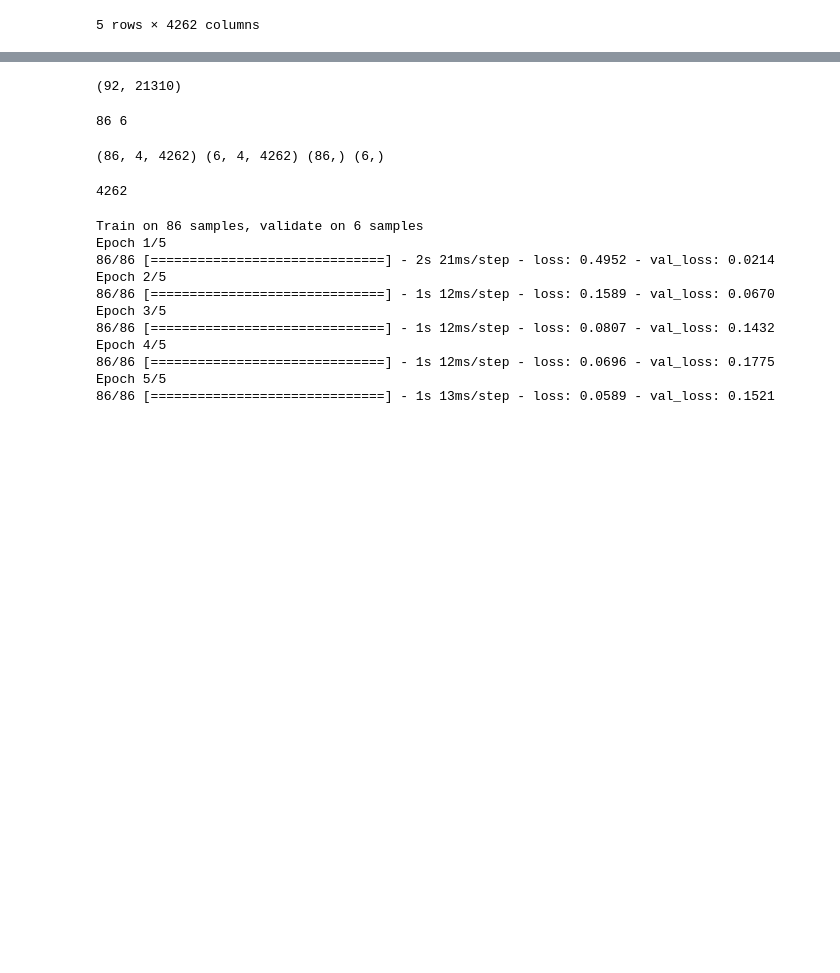
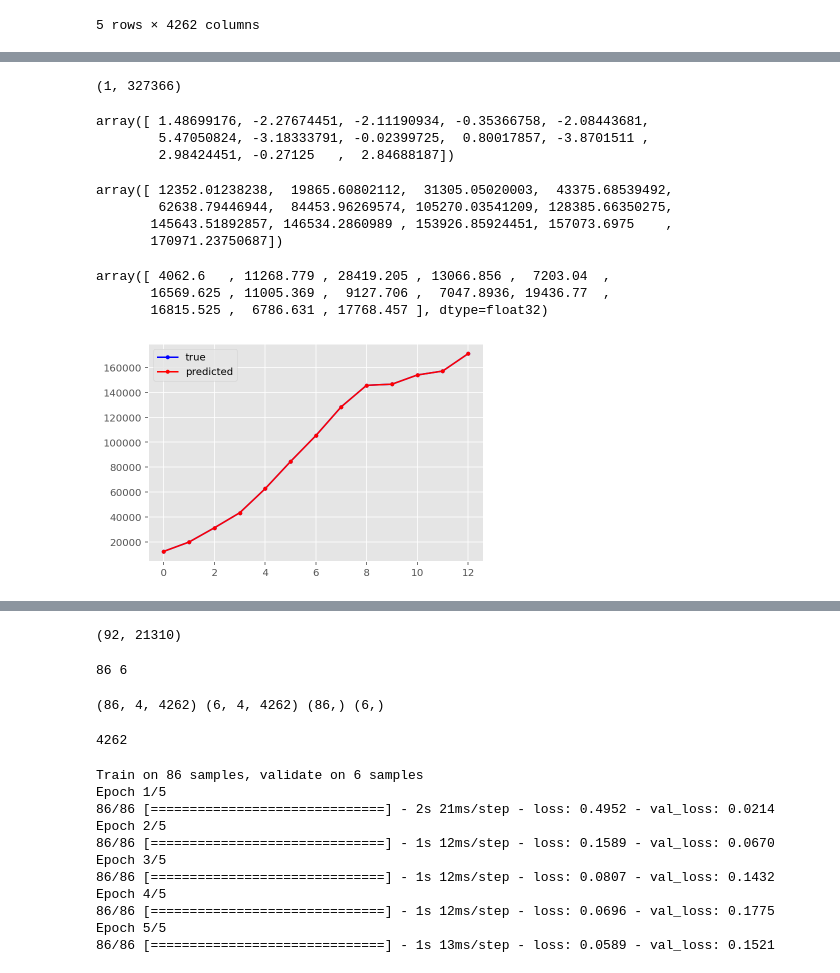
Before and after one commit to franchiven/london_housing, a Jupyter notebook: time series keras.ipynb, the cells around one changed output, grey strips where cells are left out. Saved outputs shown, nothing was run; the diff lists cells and outputs as text; code cells hidden in the pictures; blank space fills up the shorter version.

```diff
--- a/time series keras.ipynb
+++ b/time series keras.ipynb
@@ -441,0 +935,6 @@ print(X_train.shape, y_train.shape)
+# %%
+y_train_inv_diff = pred_transformer.inverse_transform(y_train.reshape(1, -1))
+y_test_inv_diff = pred_transformer.inverse_transform(y_test.reshape(1, -1))
+y_pred_inv_diff = pred_transformer.inverse_transform(y_pred)
+
+X_test_inv = pred_transformer.inverse_transform(X_test.reshape(1, -1))
@@ -441,0 +957,44 @@ print(X_train.shape, y_train.shape)
+# %%
+X_test_inv.shape
+# %% [output]
+(1, 327366)
+# %%
+X_test_pred = []
+for i in range(13):
+    X_test_pred.append(X_test[i][-1][0])
+
+X_test_pred = np.array(X_test_pred)
+X_test_pred
+# %% [output]
+array([ 1.48699176, -2.27674451, -2.11190934, -0.35366758, -2.08443681,
+        5.47050824, -3.18333791, -0.02399725,  0.80017857, -3.8701511 ,
+        2.98424451, -0.27125   ,  2.84688187])
+# %%
+y_pred_inv = y_pred_inv_diff.cumsum().cumsum()
+f = y_pred_inv + X_test_pred
+f
+# %% [output]
+array([ 12352.01238238,  19865.60802112,  31305.05020003,  43375.68539492,
+        62638.79446944,  84453.96269574, 105270.03541209, 128385.66350275,
+       145643.51892857, 146534.2860989 , 153926.85924451, 157073.6975    ,
+       170971.23750687])
+# %%
+for i in range(2):
+    y_train_inv = y_train_inv_diff.cumsum()
+    y_test_inv = y_test_inv_diff.cumsum()
+    y_pred_inv = y_pred_inv_diff.cumsum()
+
+y_train_inv
+y_test_inv
+y_pred_inv
+# %% [output]
+array([ 4062.6   , 11268.779 , 28419.205 , 13066.856 ,  7203.04  ,
+       16569.625 , 11005.369 ,  9127.706 ,  7047.8936, 19436.77  ,
+       16815.525 ,  6786.631 , 17768.457 ], dtype=float32)
+# %%
+plt.plot(f.flatten(), 'b', marker='.', label='true')
+plt.plot(y_pred_inv.flatten(), 'r', marker='.', label='predicted')
+
+plt.legend();
+# %% [output]
+[figure, added]
```
Also changed, not shown: parts of 72 cells of this notebook, 1 other file.
